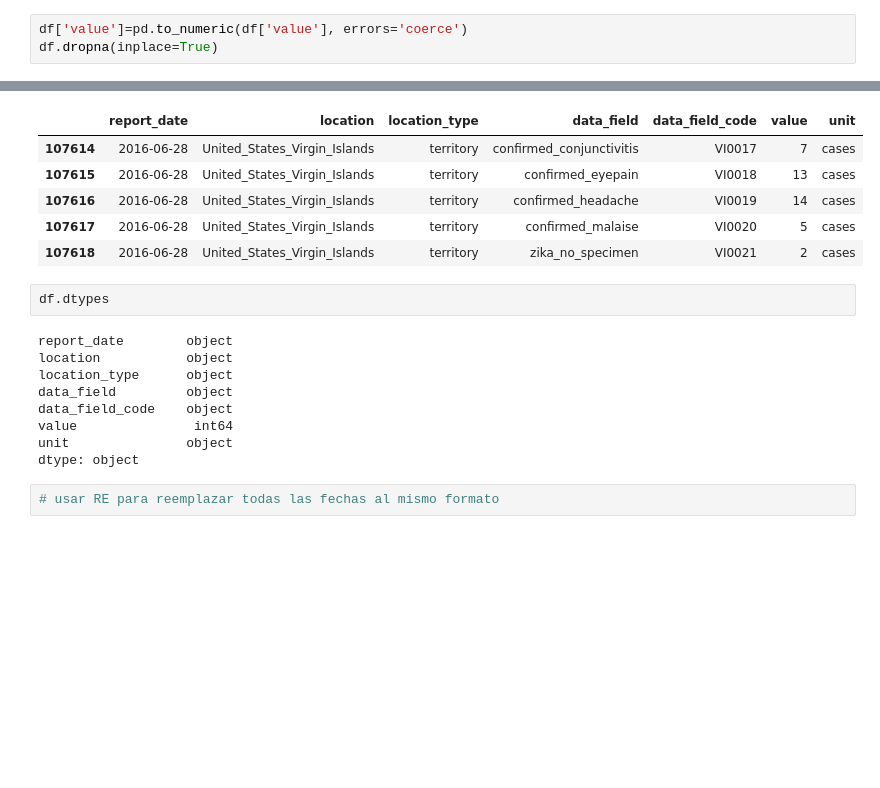
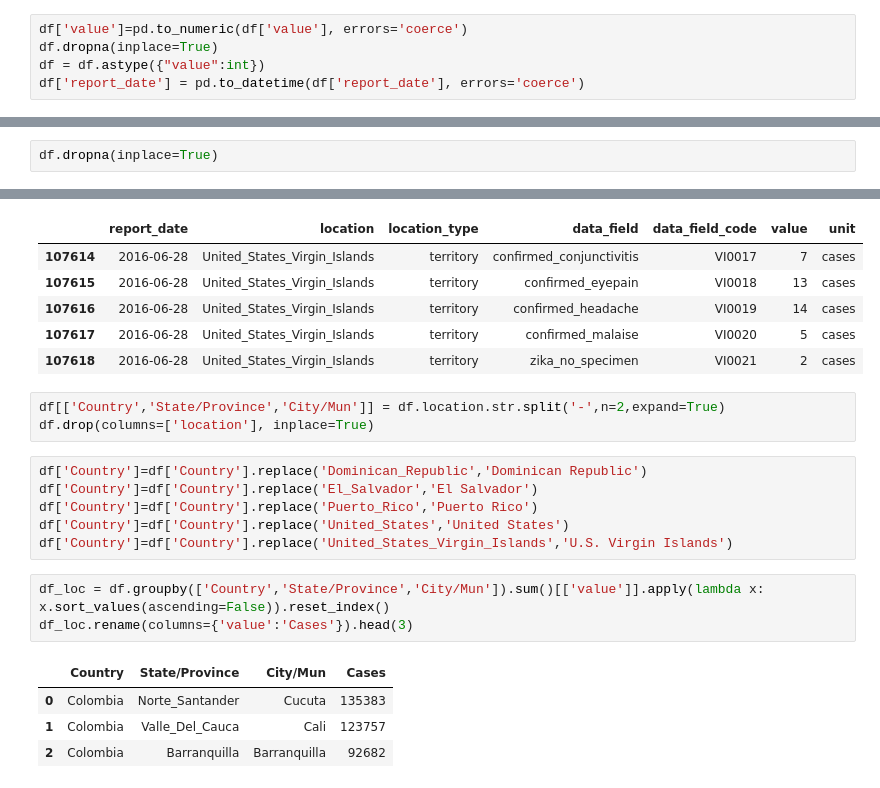
Before and after one commit to juanpanu-zz/Zika-CDC, a Jupyter notebook: Zika-Analysis.ipynb, the cells around one changed output, grey strips where cells are left out. Saved outputs shown, nothing was run; the diff lists cells and outputs as text; blank space fills up the shorter version.

```diff
--- a/Zika-Analysis.ipynb
+++ b/Zika-Analysis.ipynb
@@ -61,3 +52,5 @@ df.dropna(inplace=True)
 # %%
 df['value']=pd.to_numeric(df['value'], errors='coerce')
 df.dropna(inplace=True)
+df = df.astype({"value":int})
+df['report_date'] = pd.to_datetime(df['report_date'], errors='coerce')
@@ -66,3 +57,5 @@ df = df.astype({"value":int})
+# %%
+df.dropna(inplace=True)
 # %%
 # Get names of indexes for which column value has value 0
 indexNames = df[ df['value'] == 0 ].index
@@ -77,16 +70,20 @@ df.tail()
 | 107616 | 2016-06-28 | United_States_Virgin_Islands | territory | confirmed_headache | VI0019 | 14 | cases |
 | 107617 | 2016-06-28 | United_States_Virgin_Islands | territory | confirmed_malaise | VI0020 | 5 | cases |
 | 107618 | 2016-06-28 | United_States_Virgin_Islands | territory | zika_no_specimen | VI0021 | 2 | cases |
-# %%
-df.dtypes
-# %% [output]
-report_date        object
-location           object
-location_type      object
-data_field         object
-data_field_code    object
-value               int64
-unit               object
-dtype: object
-# %%
-# usar RE para reemplazar todas las fechas al mismo formato
+# %%
+df[['Country','State/Province','City/Mun']] = df.location.str.split('-',n=2,expand=True)
+df.drop(columns=['location'], inplace=True)
+# %%
+df['Country']=df['Country'].replace('Dominican_Republic','Dominican Republic')
+df['Country']=df['Country'].replace('El_Salvador','El Salvador')
+df['Country']=df['Country'].replace('Puerto_Rico','Puerto Rico')
+df['Country']=df['Country'].replace('United_States','United States')
+df['Country']=df['Country'].replace('United_States_Virgin_Islands','U.S. Virgin Islands')
+# %%
+df_loc = df.groupby(['Country','State/Province','City/Mun']).sum()[['value']].apply(lambda x: x.sort_values(ascending=False)).reset_index()
+df_loc.rename(columns={'value':'Cases'}).head(3)
+# %% [output]
+|  | Country | State/Province | City/Mun | Cases |
+| 0 | Colombia | Norte_Santander | Cucuta | 135383 |
+| 1 | Colombia | Valle_Del_Cauca | Cali | 123757 |
+| 2 | Colombia | Barranquilla | Barranquilla | 92682 |
```
Also changed, not shown: parts of 18 cells of this notebook, 2 other files.
